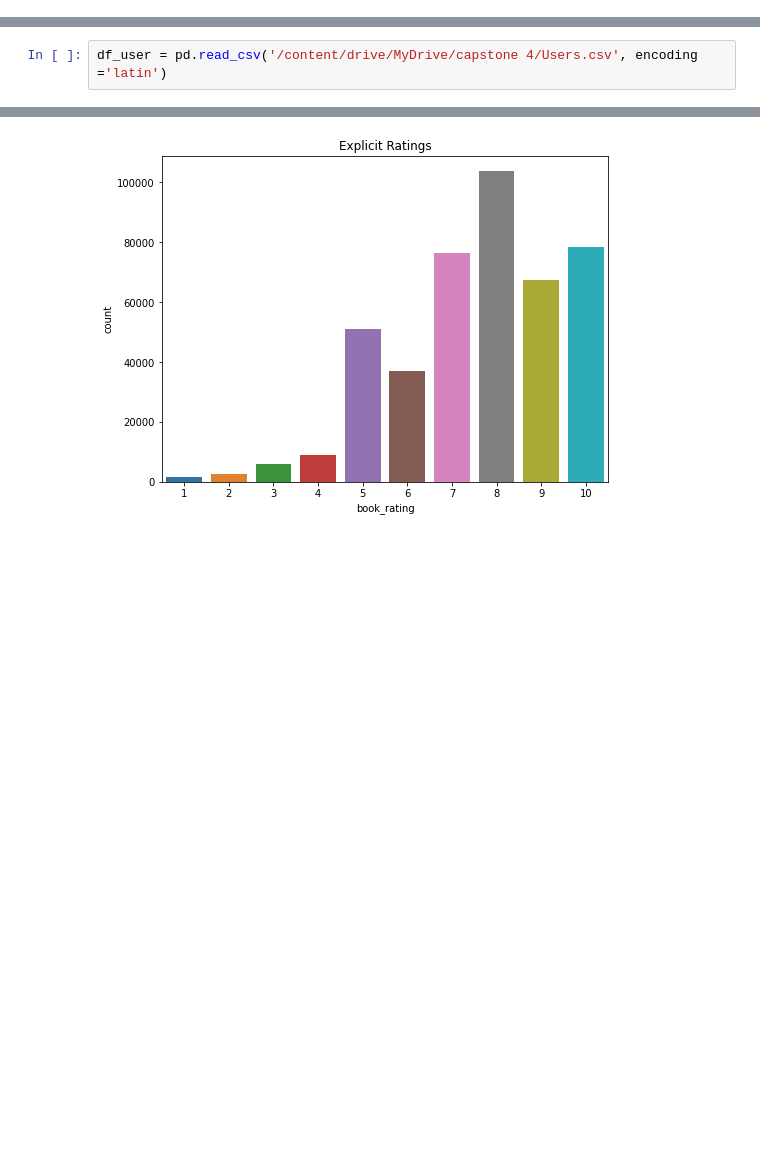
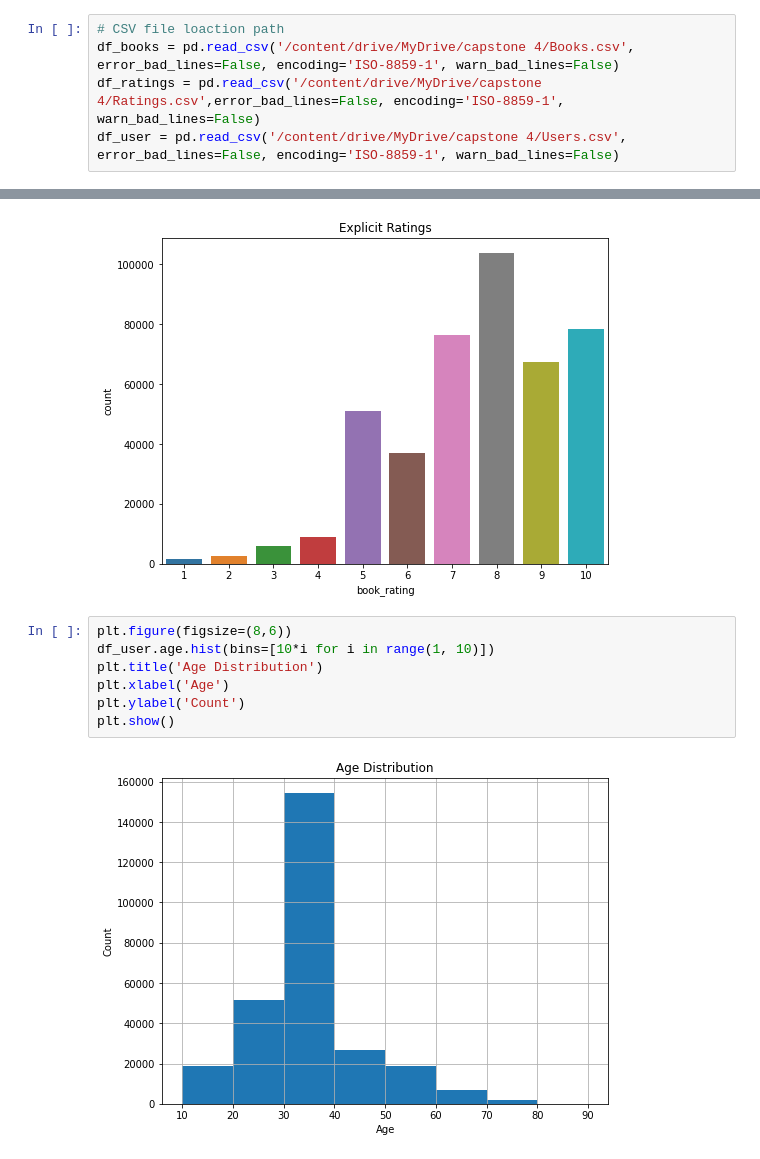
Before and after one commit to shub0411/Book_Recommendation_System, a Jupyter notebook: book_recommedation_system.ipynb, the cells around one changed output, grey strips where cells are left out. Cells and saved outputs as stored; diff of their text form; blank space fills up the shorter version.

```diff
--- a/book_recommedation_system.ipynb
+++ b/book_recommedation_system.ipynb
@@ -17,3 +26,8 @@ df_books = pd.read_csv('/content/drive/MyDrive/capstone 4/Books.csv',  error_bad
+# %%
+# CSV file loaction path
+df_books = pd.read_csv('/content/drive/MyDrive/capstone 4/Books.csv',  error_bad_lines=False, encoding='ISO-8859-1', warn_bad_lines=False)
+df_ratings = pd.read_csv('/content/drive/MyDrive/capstone 4/Ratings.csv',error_bad_lines=False, encoding='ISO-8859-1', warn_bad_lines=False)
+df_user = pd.read_csv('/content/drive/MyDrive/capstone 4/Users.csv', error_bad_lines=False, encoding='ISO-8859-1', warn_bad_lines=False)
 # %%
 df_books.head()
 # %% [output]
@@ -83,8 +95,6 @@ df_ratings.head()
 | 2 | 276727 | 0446520802 | 0 |
 | 3 | 276729 | 052165615X | 3 |
 | 4 | 276729 | 0521795028 | 6 |
-# %%
-df_user = pd.read_csv('/content/drive/MyDrive/capstone 4/Users.csv', encoding ='latin')
 # %%
 df_user.head()
 # %% [output]
@@ -637,3 +666,12 @@ plt.title("Explicit Ratings")
 # %% [output]
 Text(0.5, 1.0, 'Explicit Ratings')
 [figure]
+# %%
+plt.figure(figsize=(8,6))
+df_user.age.hist(bins=[10*i for i in range(1, 10)])
+plt.title('Age Distribution')
+plt.xlabel('Age')
+plt.ylabel('Count')
+plt.show()
+# %% [output]
+[figure, added]
```
Also changed, not shown: parts of 23 cells of this notebook.
